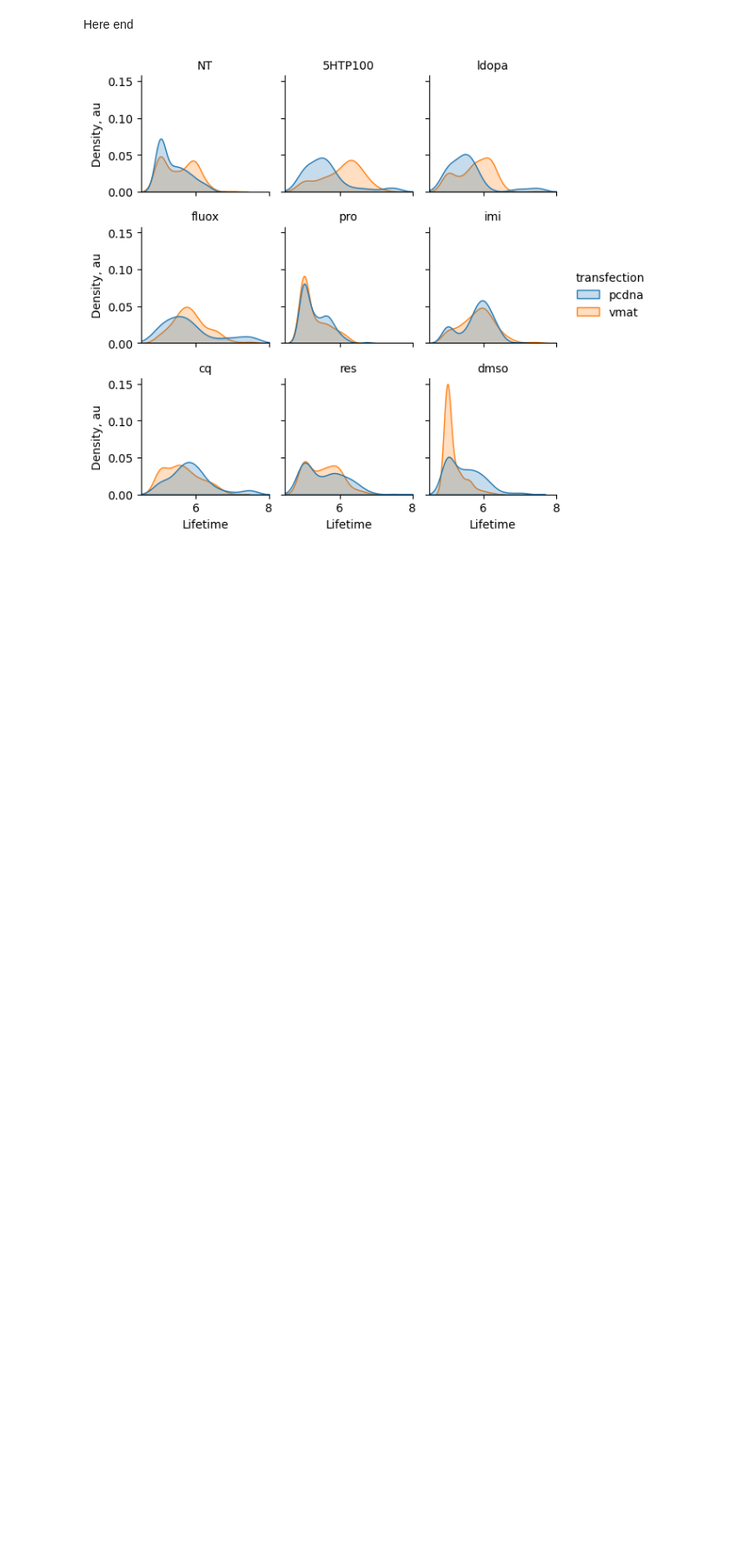
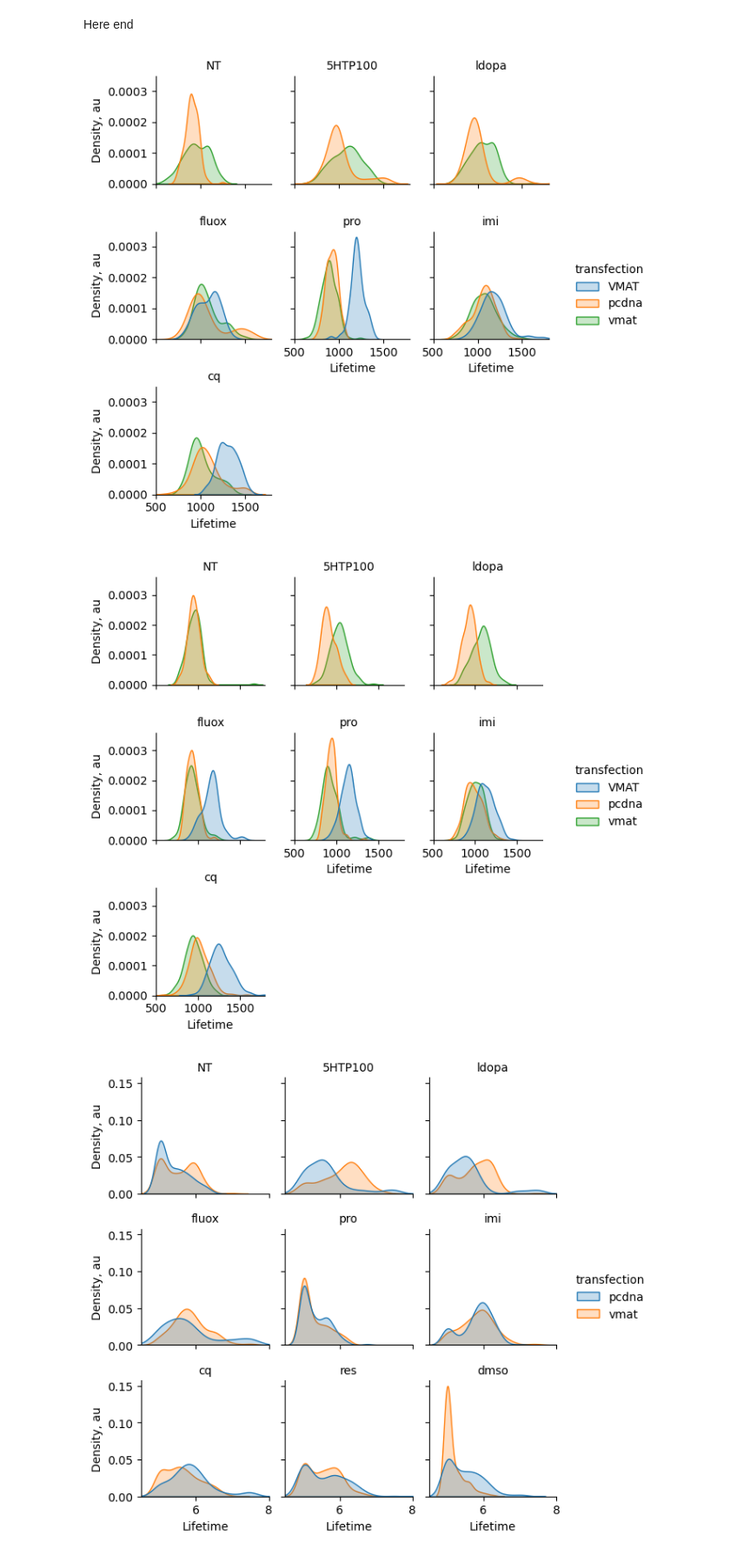
Before and after one commit to OleksTop/flim_granules_analysis, a Jupyter notebook: notebooks/Plotting.ipynb, the cells around one changed output. Shown at 87% size. Saved outputs shown, nothing was run; the diff lists cells and outputs as text; code cells hidden in the pictures; blank space fills up the shorter version.

```diff
--- a/notebooks/Plotting.ipynb
+++ b/notebooks/Plotting.ipynb
@@ -90,5 +241,67 @@ else:
 # %% [markdown]
 Here end
+# %%
+import pandas as pd
+import seaborn as sns
+import matplotlib.pyplot as plt
+
+# Define a mapping for grouping treatments
+treatment_mapping = {
+    'fluox': 'fluox',
+    'fluox-Acute100': 'fluox',
+    'pro': 'pro',
+    'pro-Acute100': 'pro',
+    'imi': 'imi',
+    'imi-Acute100': 'imi',
+    'cq': 'cq',
+    'CQ-Acute100': 'cq',
+    'NT': 'NT',
+    '5HTP100': '5HTP100',
+    'ldopa': 'ldopa'
+}
+
+# Apply the mapping to create a new column 'treatment_group'
+sampled_data['treatment_group'] = sampled_data['treatment'].map(treatment_mapping)
+
+# Define the desired order of 'treatment_group' columns
+treatment_group_order = ['NT', '5HTP100', 'ldopa', 'fluox', 'pro', 'imi', 'cq']
+
+# Filter for two different cell types
+sampled_data_1 = sampled_data[sampled_data['cells'] == 'cl1']
+sampled_data_2 = sampled_data[sampled_data['cells'] == 'cl2']
+
+# Check if there's data in the filtered datasets
+if not sampled_data_1.empty:
+    # Plot for the first subset (e.g., CellType1)
+    h1 = sns.displot(
+        sampled_data_1, hue="transfection", x="mean_tau", col="treatment_group",
+        kind="kde", height=2, aspect=1, fill=True, col_wrap=3, col_order=treatment_group_order
+    )
+    # Set axis labels and titles for the first plot
+    h1.set_axis_labels("Lifetime", "Density, au")
+    h1.set_titles("{col_name}")
+    h1.set(xlim=(500, 1800))
+    plt.show()
+else:
+    print("No data available for CellType1")
+
+# Check if there's data in the second filtered dataset
+if not sampled_data_2.empty:
+    # Plot for the second subset (e.g., CellType2)
+    h2 = sns.displot(
+        sampled_data_2, hue="transfection", x="mean_tau", col="treatment_group",
+        kind="kde", height=2, aspect=1, fill=True, col_wrap=3, col_order=treatment_group_order
+    )
+    # Set axis labels and titles for the second plot
+    h2.set_axis_labels("Lifetime", "Density, au")
+    h2.set_titles("{col_name}")
+    h2.set(xlim=(500, 1800))
+    plt.show()
+else:
+    print("No data available for CellType2")
+# %% [output]
+[figure, added]
+[figure, added]
 # %%
 import pandas as pd
 import seaborn as sns
```
Also changed, not shown: parts of 9 cells of this notebook, 1 other file.
